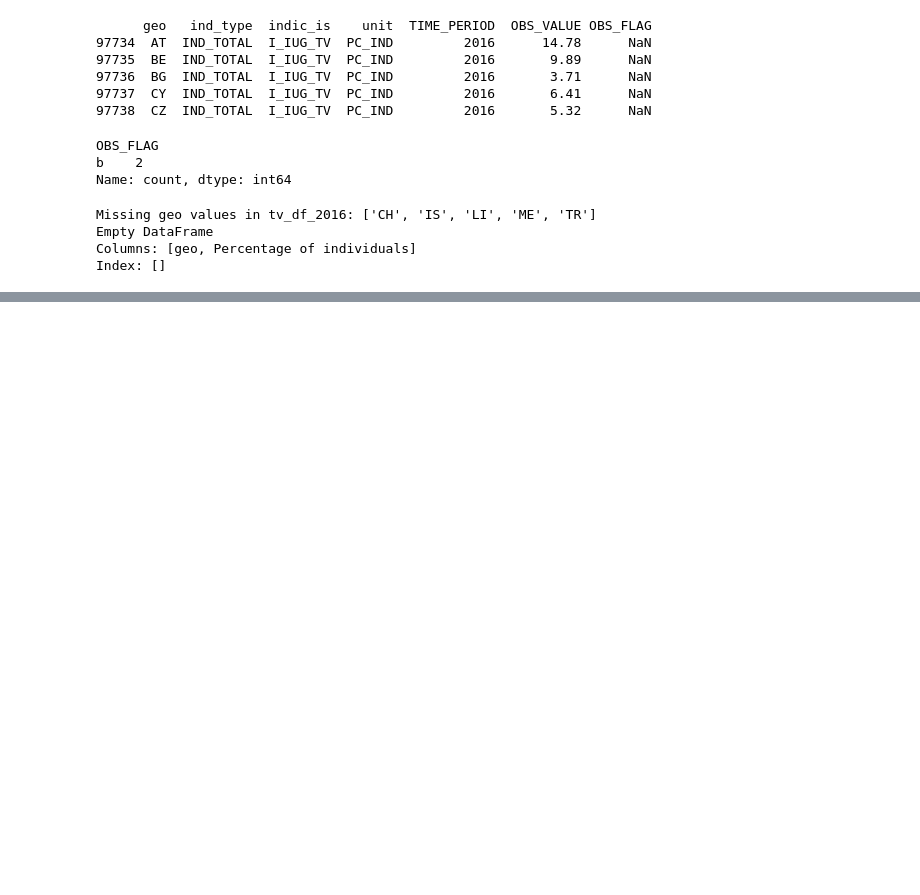
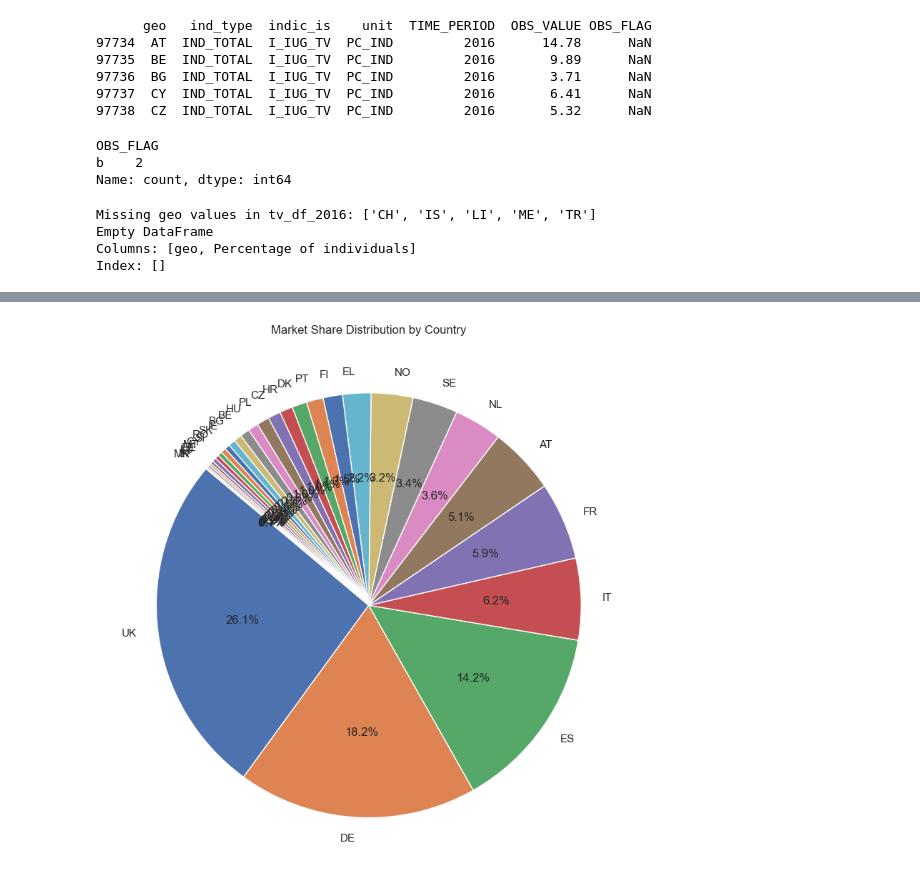
Before and after one commit to mbilalnust/eu-smartlamp-market-analysis, a Jupyter notebook: app.ipynb, the cells around one changed output, grey strips where cells are left out. Saved outputs shown, nothing was run; the diff lists cells and outputs as text; code cells hidden in the pictures; blank space fills up the shorter version.

```diff
--- a/app.ipynb
+++ b/app.ipynb
@@ -201,0 +336,24 @@ print(geo_merged.head())
+# %%
+# Load your CSV
+df = geo_merged.copy()  # Update path if needed
+
+# Step 1: Create Estimated Market Size column
+df['Estimated Market Size'] = (df['Percentage of individuals'] / 100) * df['Number of Bed-places']
+
+# Step 2: Sort data by Estimated Market Size
+df_sorted = df.sort_values(by='Estimated Market Size', ascending=False)
+
+# Add a rank column
+df_sorted['Market Size Rank'] = range(1, len(df_sorted) + 1)
+
+# Set Seaborn style
+sns.set(style="whitegrid")
+
+# Plot 1: Pie chart - Market share distribution
+plt.figure(figsize=(8, 8))
+plt.pie(df_sorted['Estimated Market Size'], labels=df_sorted['Country Code'], autopct='%1.1f%%', startangle=140)
+plt.title('Market Share Distribution by Country')
+plt.tight_layout()
+plt.show()
+# %% [output]
+[figure, added]
```
Also changed, not shown: parts of 11 cells of this notebook.
